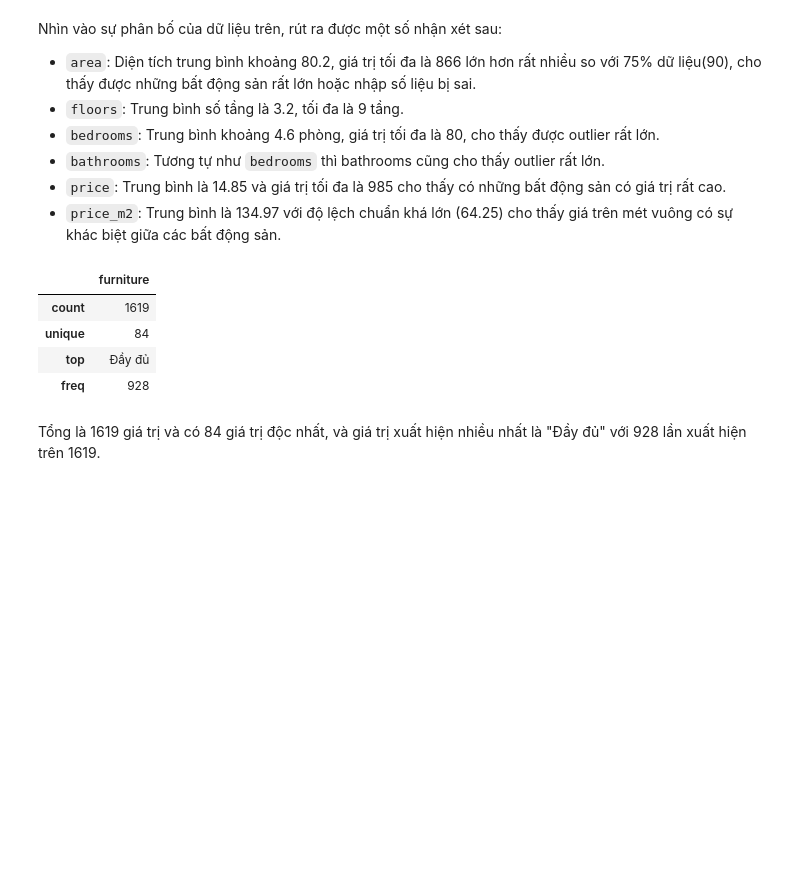
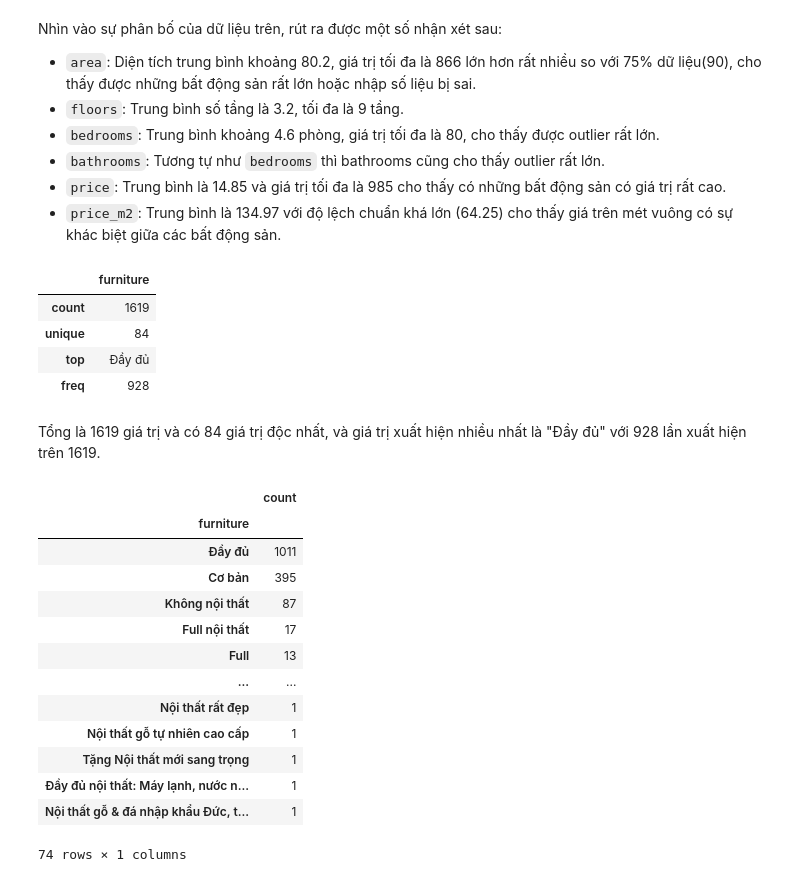
Before and after one commit to GrayNguyen-Data/HousePricePrediction, a Jupyter notebook: src/exploratory_data_analysis/EDA.ipynb, the cells around one changed output. Drawn from its saved outputs; the diff is of its cells as text; code cells hidden in the pictures; blank space fills up the shorter version.

```diff
--- a/src/exploratory_data_analysis/EDA.ipynb
+++ b/src/exploratory_data_analysis/EDA.ipynb
@@ -243,3 +251,21 @@ df.describe(include=['category'])
 | freq | 928 |
 # %% [markdown]
 Tổng là 1619 giá trị và có 84 giá trị độc nhất, và giá trị xuất hiện nhiều nhất là "Đầy đủ" với 928 lần xuất hiện trên 1619.
+# %%
+df["furniture"] = df["furniture"].str.replace('.', "")
+df["furniture"].value_counts().to_frame()
+# %% [output]
+|  | count |
+| furniture |  |
+| Đầy đủ | 1011 |
+| Cơ bản | 395 |
+| Không nội thất | 87 |
+| Full nội thất | 17 |
+| Full | 13 |
+| ... | ... |
+| Nội thất rất đẹp | 1 |
+| Nội thất gỗ tự nhiên cao cấp | 1 |
+| Tặng Nội thất mới sang trọng | 1 |
+| Đầy đủ nội thất: Máy lạnh, nước n... | 1 |
+| Nội thất gỗ & đá nhập khẩu Đức, t... | 1 |
+74 rows × 1 columns
```
Also changed, not shown: parts of 11 cells of this notebook.
